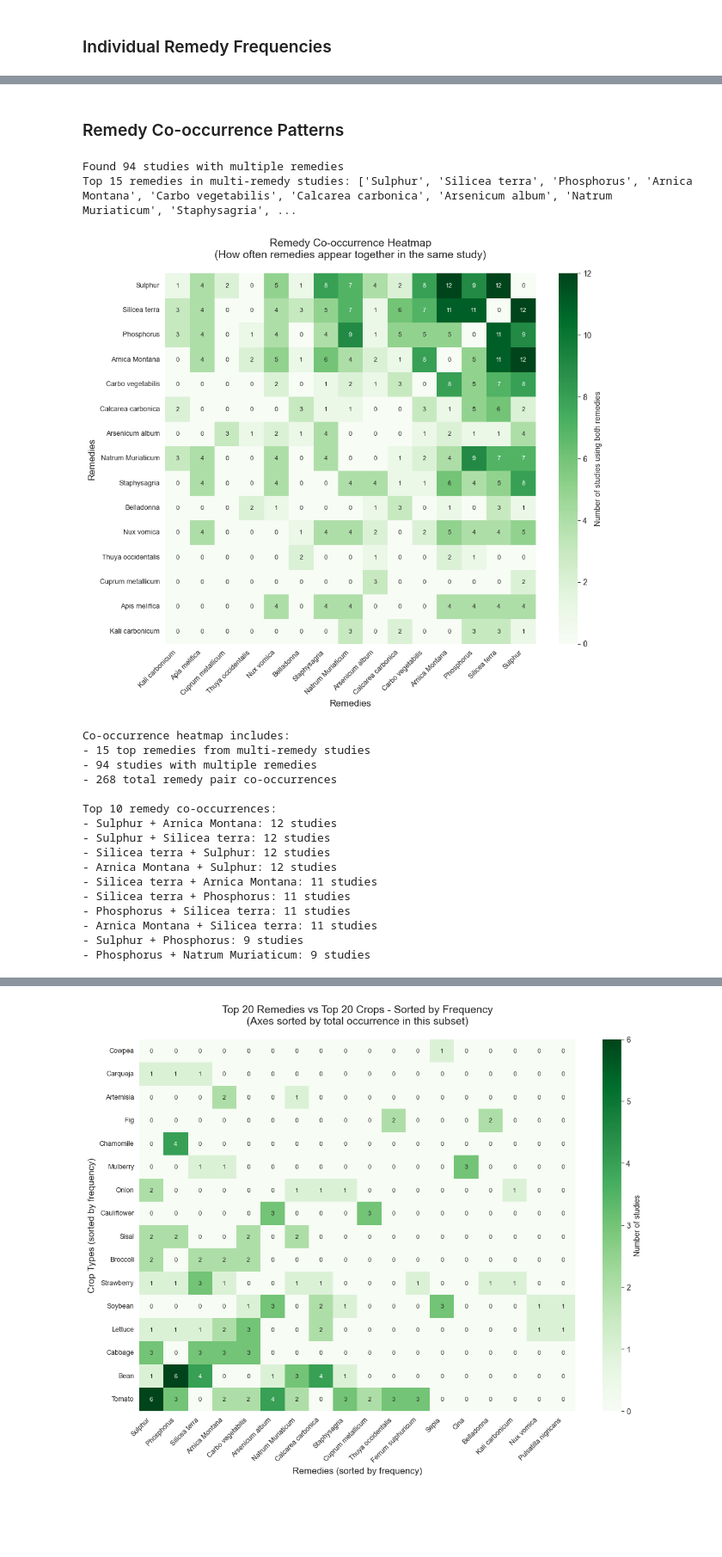
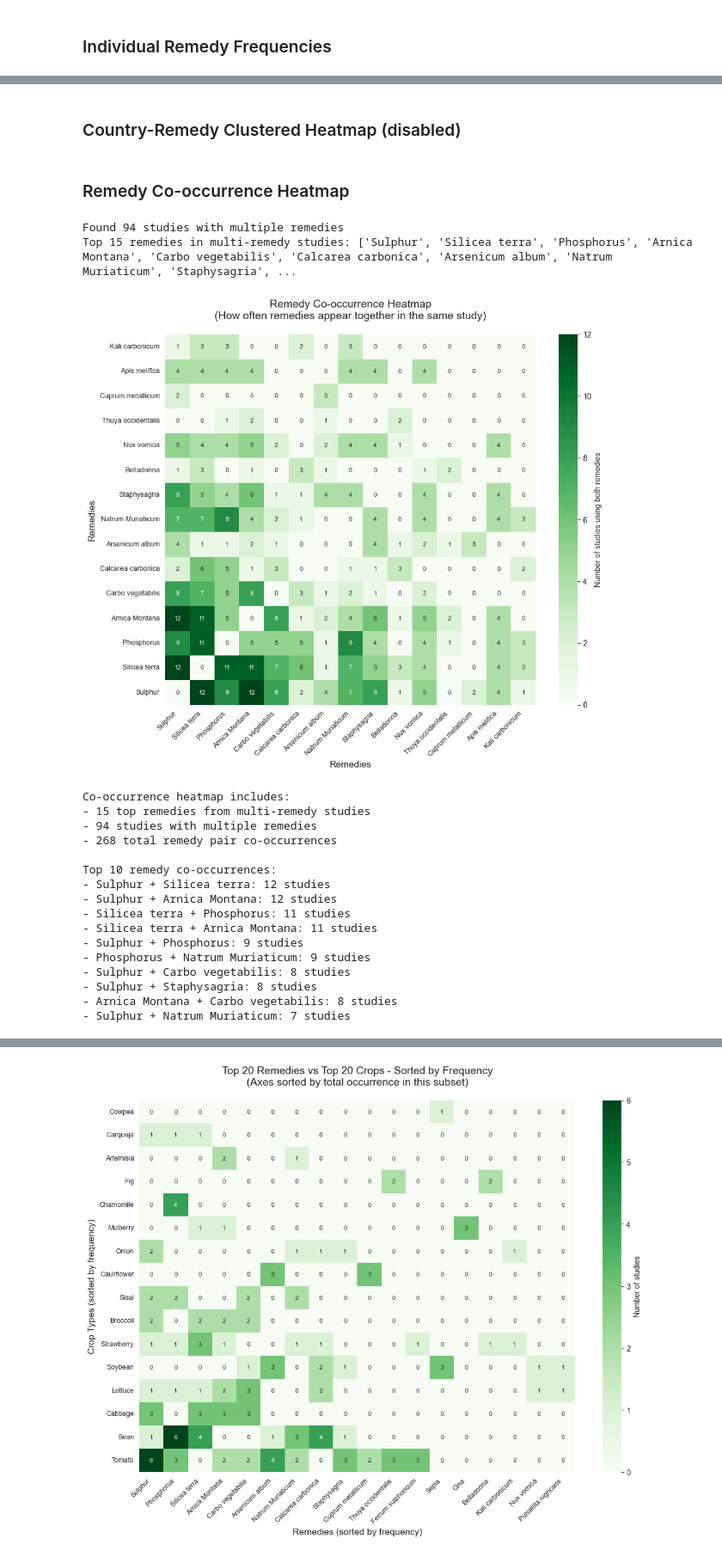
Before and after one commit to OxygenBlueSky/AgroHom, a Jupyter notebook: agro_hom_figures260212.ipynb, the cells around one changed output, grey strips where cells are left out. Shown at 86% size. Cells and saved outputs as stored; diff of their text form; code cells hidden in the pictures; blank space fills up the shorter version.

```diff
--- a/agro_hom_figures260212.ipynb
+++ b/agro_hom_figures260212.ipynb
@@ -803,6 +883,7 @@ primary_counts = {cat: 0 for cat in categories}
 secondary_counts = {cat: 0 for cat in categories}
 
 # Process each entry
+# Warnings for empty setting fields printed in the cell above
 for entry in df['Setting in which treated'].dropna():
     # Split by comma and strip whitespace
     settings = [s.strip() for s in entry.split(',')]
@@ -859,7 +940,7 @@ bars2 = ax.bar(x_pos, secondary_values, bottom=primary_values,
 # Customize the plot
 ax.set_xlabel('Setting Type')
 ax.set_ylabel('Frequency')
-ax.set_title('Experimental Settings: Primary vs Secondary Classifications')
+ax.set_title('Experimental Settings: Primary vs Secondary Classifications\n(Multiple entries per study possible)')
 ax.set_xticks(x_pos)
 ax.set_xticklabels(categories, rotation=45, ha='right')
 ax.legend()
@@ -1524,23 +1945,27 @@ Name: count, Length: 117, dtype: int64
 # - Remedies that occur only once are grouped under a single category called 'Single studies' to simplify the chart.
 # - The result is a bar chart showing remedy frequencies, saved as 'remedies_bar.png'.
 
-# 1) Clean and standardize the source column (keep as strings, trim, replace missing)
+# 1) Warn about empty remedy fields, then clean (all rows are MIS >= 5)
+for idx, row in df.iterrows():
+    if pd.isna(row['Remedy/remedies ']) or str(row['Remedy/remedies ']).strip() == '':
+        print(f"  RAWDATA CLEANUP NEEDED: Covidence #{row['Covidence #']} has empty remedy field")
+
 remedy_series_remedies = (
     df['Remedy/remedies ']
-    .fillna('Blank')  # make missing explicit
-    .astype(str)  # ensure string type
-    .str.strip()  # remove surrounding whitespace
+    .dropna()
+    .astype(str)
+    .str.strip()
 )
 
-# 2) Split comma-separated remedies, explode to one remedy per row, and clean tokens
+# 2) Split comma-separated remedies, explode to one remedy per row, drop empty strings
 remedy_exploded_remedies = (
     remedy_series_remedies
-    .str.split(',')  # split multiple remedies per study
-    .explode()  # one remedy per row
+    .str.split(',')
+    .explode()
     .astype(str)
     .str.strip()
-    .replace({'': 'Blank'})  # guard against empty strings after splitting
 )
+remedy_exploded_remedies = remedy_exploded_remedies[remedy_exploded_remedies != '']
 
 # 3) Frequency counts by remedy
 remedy_counts_remedies = remedy_exploded_remedies.value_counts()
@@ -1572,7 +1997,7 @@ ax_remedies.set_ylabel('Frequency')
 ax_remedies.set_title(
     f'Frequency of Individual Remedies (N={total_n_remedies})\n'
     f'Single-occurrence remedies grouped as "Single studies"; '
-    f'comma-separated entries split and trimmed',
+    f'comma-separated entries split and trimmed\n(Multiple entries per study possible)',
     fontsize=14
 )
 
@@ -1784,6 +2202,8 @@ Heatmap includes:
 - 7 countries
 - 20 remedies (top 20)
 - 247 total country-remedy combinations
+# %% [markdown]
+### Country-Remedy Clustered Heatmap (disabled)
 # %%
 # # Create hierarchical clustered heatmap with country normalization
 # # Normalize each country (row) so values represent proportion of that country's total remedy usage
@@ -1828,26 +2248,26 @@ Heatmap includes:
 # print(f"- Each row normalized to show proportion of that country's total")
 # print(f"- Values range from 0.00 to 1.00 (0% to 100%)")
 # %% [markdown]
-### Remedy Co-occurrence Patterns
+### Remedy Co-occurrence Heatmap
 # %%
   # Create remedy co-occurrence heatmap analysis - this shows which remedies are frequently used together in the same studies
 
-  # Clean and split remedy data (reuse logic from earlier)
+  # Warn about empty remedy fields, then clean
+  for idx, row in df.iterrows():
+      if pd.isna(row['Remedy/remedies ']) or str(row['Remedy/remedies ']).strip() == '':
+          print(f"  RAWDATA CLEANUP NEEDED: Covidence #{row['Covidence #']} has empty remedy field")
+
   remedy_series_cooccur = (
       df['Remedy/remedies ']
-      .fillna('N/A')
+      .dropna()
       .astype(str)
       .str.strip()
   )
 
   # Get studies with multiple remedies only
   multi_remedy_studies = []
-  for idx in range(len(df)):
-      remedy_cell = remedy_series_cooccur.iloc[idx]
-
-      # Handle NaN and empty values
-      if pd.isna(remedy_cell) or str(remedy_cell).strip() in ['', 'N/A']:
-          continue
+  for idx in remedy_series_cooccur.index:
+      remedy_cell = remedy_series_cooccur.loc[idx]
 
       # Split remedies and clean them
       remedies = [r.strip() for r in str(remedy_cell).split(',') if r.strip()]
@@ -1885,8 +2305,7 @@ Heatmap includes:
   # Make the matrix symmetric (if A appears with B, then B appears with A)
   cooccur_matrix = (cooccur_matrix + cooccur_matrix.T) // 2
 
-  # Flip the column order to reverse the x-axis and move mirror line to opposite diagonal
-  cooccur_matrix = cooccur_matrix[cooccur_matrix.columns[::-1]]
+  # Column order matches row order (most frequent remedy at top-left)
 
   # Create heatmap visualization
   fig_cooccur, ax_cooccur = plt.subplots(figsize=hmap_figsize(*cooccur_matrix.shape))
@@ -1911,6 +2330,7 @@ Heatmap includes:
   ax_cooccur.set_yticklabels(cooccur_matrix.index, rotation=0)
 
   # Customize the plot
+  ax_cooccur.invert_yaxis()
   ax_cooccur.set_title('Remedy Co-occurrence Heatmap\n(How often remedies appear together in the same study)', fontsize=14, pad=20)
   ax_cooccur.tick_params(axis='both', labelsize=HMAP_TICK_FS)
   ax_cooccur.set_xlabel('Remedies', fontsize=12)
@@ -1919,48 +2339,48 @@ Heatmap includes:
   # Save and display
   plt.tight_layout()
   fix_hmap_cbar(fig_cooccur, ax_cooccur)
   fig_cooccur.savefig('remedy_cooccurrence_heatmap.png', dpi=300, bbox_inches='tight')
   plt.show()
 
   # Print summary statistics
   total_cooccurrences = cooccur_matrix.values.sum() // 2  # Divide by 2 since matrix is symmetric
   print(f"Co-occurrence heatmap includes:")
   print(f"- {len(cooccur_matrix.index)} top remedies from multi-remedy studies")
   print(f"- {len(multi_remedy_studies)} studies with multiple remedies")
   print(f"- {total_cooccurrences} total remedy pair co-occurrences")
 
   # Show top co-occurring pairs
   cooccur_pairs = []
   for i in range(len(cooccur_matrix)):
       for j in range(i+1, len(cooccur_matrix)):  # Only upper triangle to avoid duplicates
           remedy1 = cooccur_matrix.index[i]
           remedy2 = cooccur_matrix.columns[j]
           count = cooccur_matrix.iloc[i, j]
           if count > 0:
               cooccur_pairs.append((remedy1, remedy2, count))
 
   cooccur_pairs.sort(key=lambda x: x[2], reverse=True)
   print(f"\nTop 10 remedy co-occurrences:")
   for remedy1, remedy2, count in cooccur_pairs[:10]:
       print(f"- {remedy1} + {remedy2}: {count} studies")
 # %% [output]
 Found 94 studies with multiple remedies
 Top 15 remedies in multi-remedy studies: ['Sulphur', 'Silicea terra', 'Phosphorus', 'Arnica Montana', 'Carbo vegetabilis', 'Calcarea carbonica', 'Arsenicum album', 'Natrum Muriaticum', 'Staphysagria', ...
-[figure, old version]
+[figure, new version]
 Co-occurrence heatmap includes:
 - 15 top remedies from multi-remedy studies
 - 94 studies with multiple remedies
 - 268 total remedy pair co-occurrences
 
 Top 10 remedy co-occurrences:
+- Sulphur + Silicea terra: 12 studies
 - Sulphur + Arnica Montana: 12 studies
-- Sulphur + Silicea terra: 12 studies
-- Silicea terra + Sulphur: 12 studies
-- Arnica Montana + Sulphur: 12 studies
+- Silicea terra + Phosphorus: 11 studies
 - Silicea terra + Arnica Montana: 11 studies
-- Silicea terra + Phosphorus: 11 studies
-- Phosphorus + Silicea terra: 11 studies
-- Arnica Montana + Silicea terra: 11 studies
 - Sulphur + Phosphorus: 9 studies
 - Phosphorus + Natrum Muriaticum: 9 studies
+- Sulphur + Carbo vegetabilis: 8 studies
+- Sulphur + Staphysagria: 8 studies
+- Arnica Montana + Carbo vegetabilis: 8 studies
+- Sulphur + Natrum Muriaticum: 7 studies
 # %% [markdown]
```
Also changed, not shown: parts of 146 cells of this notebook, 8 other files.
